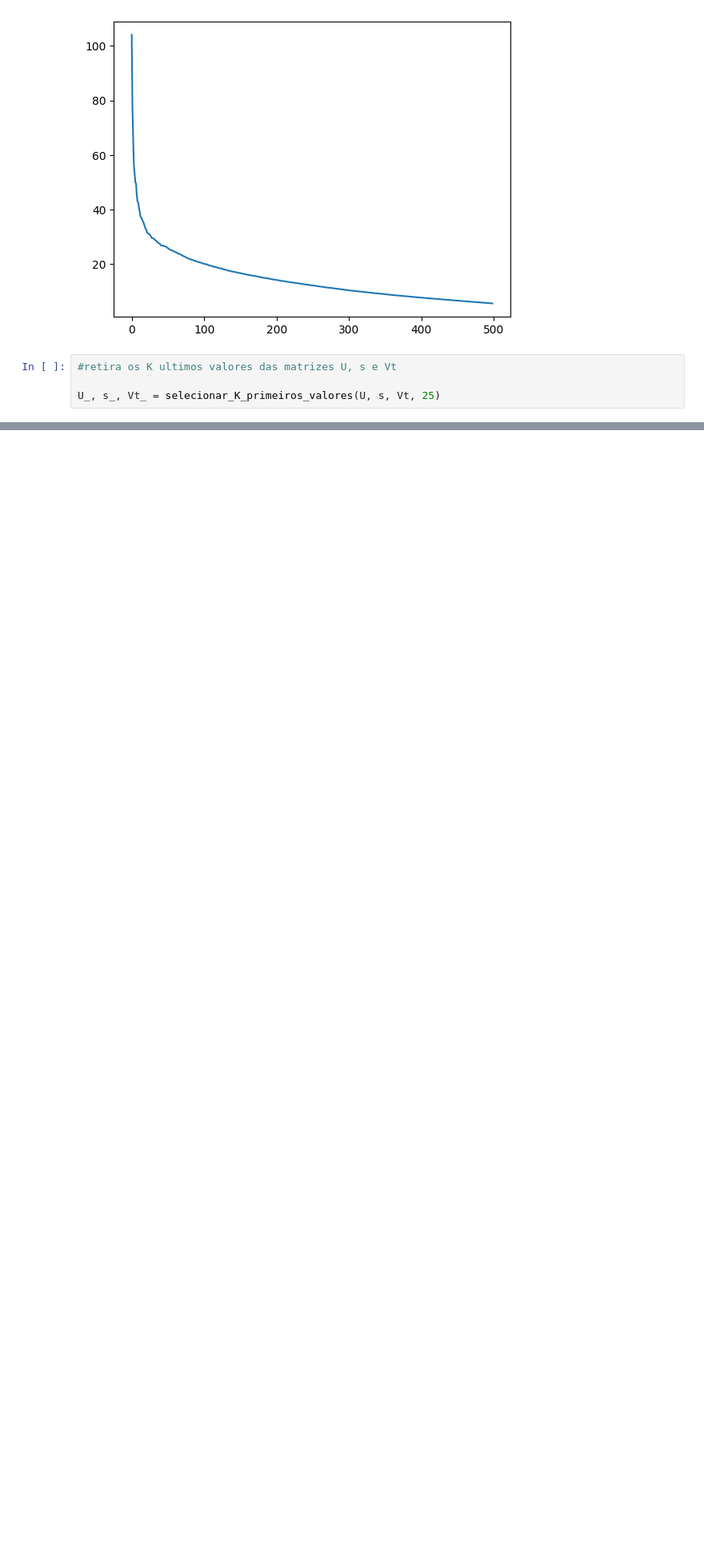
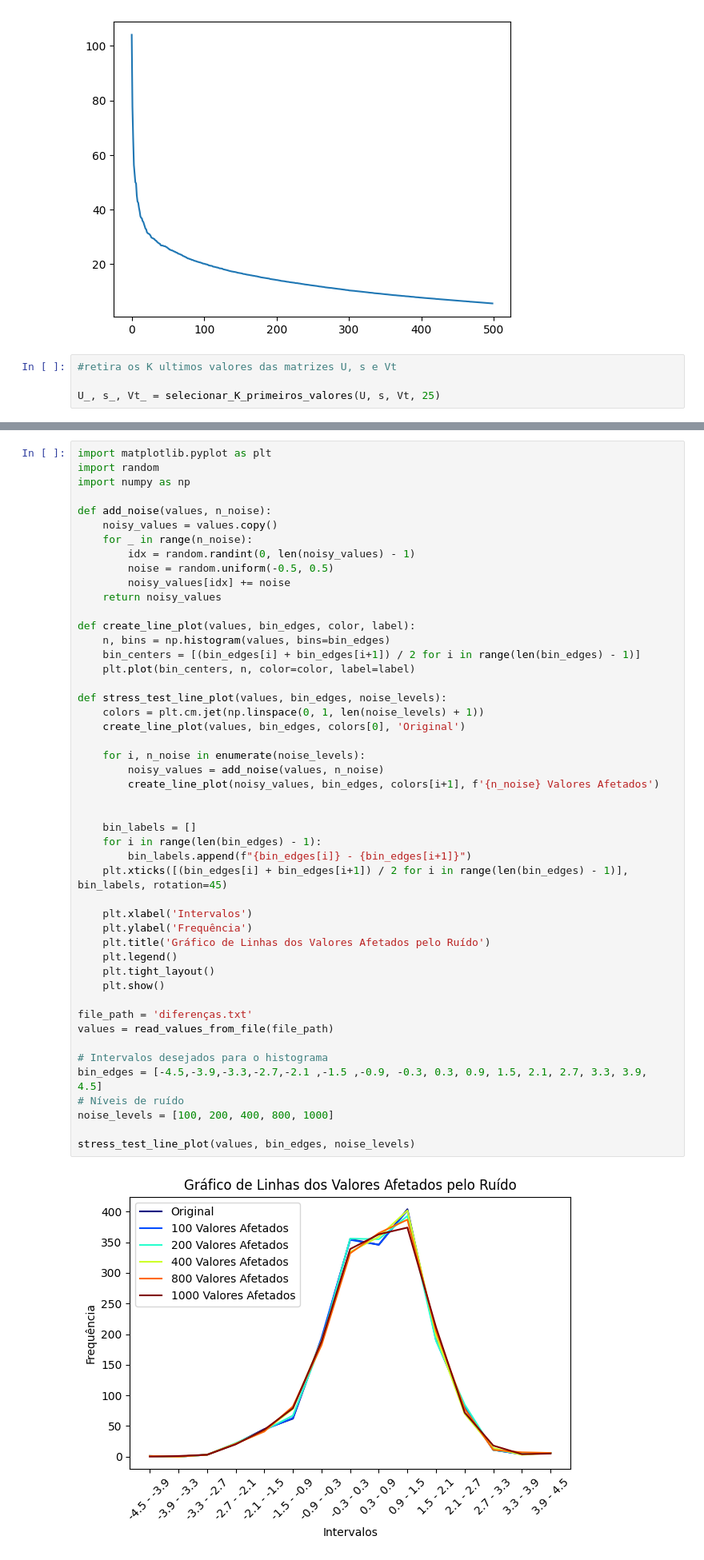
Before and after one commit to esdrasgc/netflix_challenge, a Jupyter notebook: main.ipynb, the cells around one changed output, grey strips where cells are left out. Shown at 80% size. Saved outputs shown, nothing was run; the diff lists cells and outputs as text; blank space fills up the shorter version.

```diff
--- a/main.ipynb
+++ b/main.ipynb
@@ -95,0 +136,50 @@ print(B_[i, j])
+# %%
+import matplotlib.pyplot as plt
+import random
+import numpy as np
+
+def add_noise(values, n_noise):
+    noisy_values = values.copy()
+    for _ in range(n_noise):
+        idx = random.randint(0, len(noisy_values) - 1)
+        noise = random.uniform(-0.5, 0.5)
+        noisy_values[idx] += noise
+    return noisy_values
+
+def create_line_plot(values, bin_edges, color, label):
+    n, bins = np.histogram(values, bins=bin_edges)
+    bin_centers = [(bin_edges[i] + bin_edges[i+1]) / 2 for i in range(len(bin_edges) - 1)]
+    plt.plot(bin_centers, n, color=color, label=label)
+
+def stress_test_line_plot(values, bin_edges, noise_levels):
+    colors = plt.cm.jet(np.linspace(0, 1, len(noise_levels) + 1))
+    create_line_plot(values, bin_edges, colors[0], 'Original')
+
+    for i, n_noise in enumerate(noise_levels):
+        noisy_values = add_noise(values, n_noise)
+        create_line_plot(noisy_values, bin_edges, colors[i+1], f'{n_noise} Valores Afetados')
+
+
+    bin_labels = []
+    for i in range(len(bin_edges) - 1):
+        bin_labels.append(f"{bin_edges[i]} - {bin_edges[i+1]}")
+    plt.xticks([(bin_edges[i] + bin_edges[i+1]) / 2 for i in range(len(bin_edges) - 1)], bin_labels, rotation=45)
+
+    plt.xlabel('Intervalos')
+    plt.ylabel('Frequência')
+    plt.title('Gráfico de Linhas dos Valores Afetados pelo Ruído')
+    plt.legend()
+    plt.tight_layout()
+    plt.show()
+
+file_path = 'diferenças.txt'
+values = read_values_from_file(file_path)
+
+# Intervalos desejados para o histograma
+bin_edges = [-4.5,-3.9,-3.3,-2.7,-2.1 ,-1.5 ,-0.9, -0.3, 0.3, 0.9, 1.5, 2.1, 2.7, 3.3, 3.9, 4.5]
+# Níveis de ruído
+noise_levels = [100, 200, 400, 800, 1000]
+
+stress_test_line_plot(values, bin_edges, noise_levels)
+# %% [output]
+[figure, added]
```
Also changed, not shown: parts of 3 cells of this notebook.
